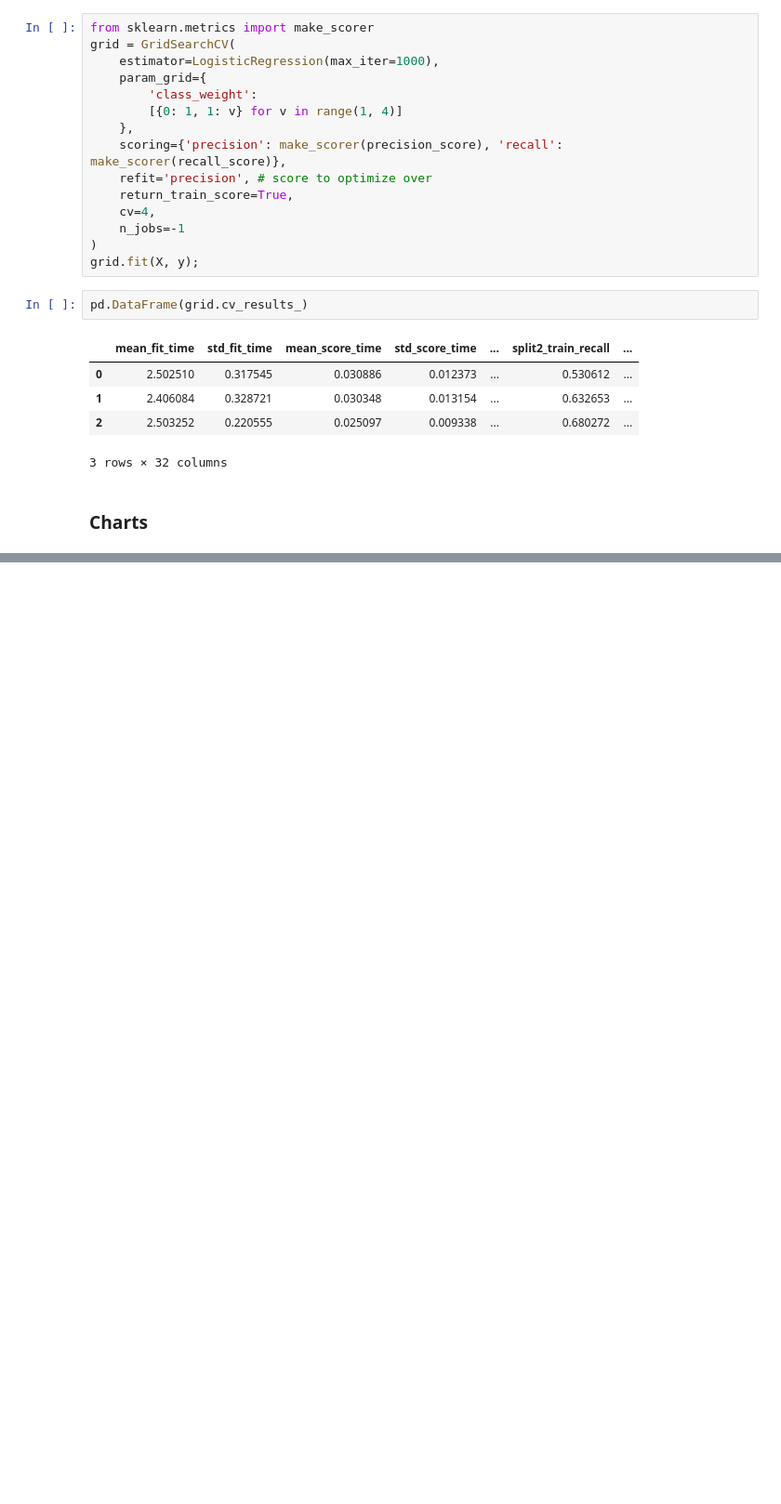
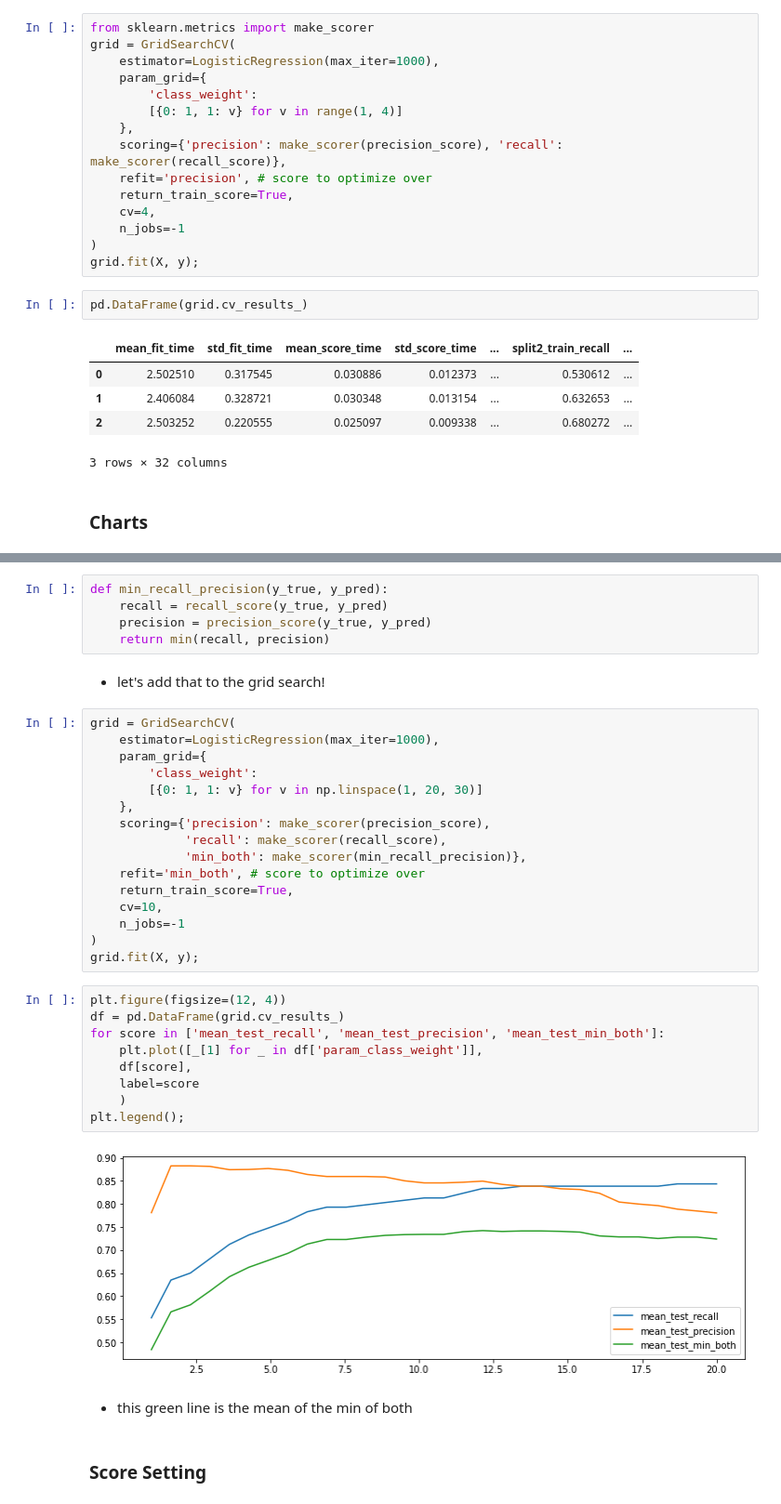
Before and after one commit to MiConnell/Learning-Notebooks, a Jupyter notebook: sklearn.ipynb, the cells around one changed output, grey strips where cells are left out. Shown at 93% size. Drawn from its saved outputs; the diff is of its cells as text; blank space fills up the shorter version.

```diff
--- a/sklearn.ipynb
+++ b/sklearn.ipynb
@@ -285,0 +347,38 @@ pd.DataFrame(grid.cv_results_)
+# %%
+def min_recall_precision(y_true, y_pred):
+    recall = recall_score(y_true, y_pred)
+    precision = precision_score(y_true, y_pred)
+    return min(recall, precision)
+# %% [markdown]
+- let's add that to the grid search!
+# %%
+grid = GridSearchCV(
+    estimator=LogisticRegression(max_iter=1000),
+    param_grid={
+        'class_weight':
+        [{0: 1, 1: v} for v in np.linspace(1, 20, 30)]
+    },
+    scoring={'precision': make_scorer(precision_score),
+             'recall': make_scorer(recall_score),
+             'min_both': make_scorer(min_recall_precision)},
+    refit='min_both', # score to optimize over
+    return_train_score=True,
+    cv=10,
+    n_jobs=-1
+)
+grid.fit(X, y);
+# %%
+plt.figure(figsize=(12, 4))
+df = pd.DataFrame(grid.cv_results_)
+for score in ['mean_test_recall', 'mean_test_precision', 'mean_test_min_both']:
+    plt.plot([_[1] for _ in df['param_class_weight']],
+    df[score],
+    label=score
+    )
+plt.legend();
+# %% [output]
+[figure, added]
+# %% [markdown]
+- this green line is the mean of the min of both
+# %% [markdown]
+### Score Setting
```
Also changed, not shown: parts of 10 cells of this notebook.
